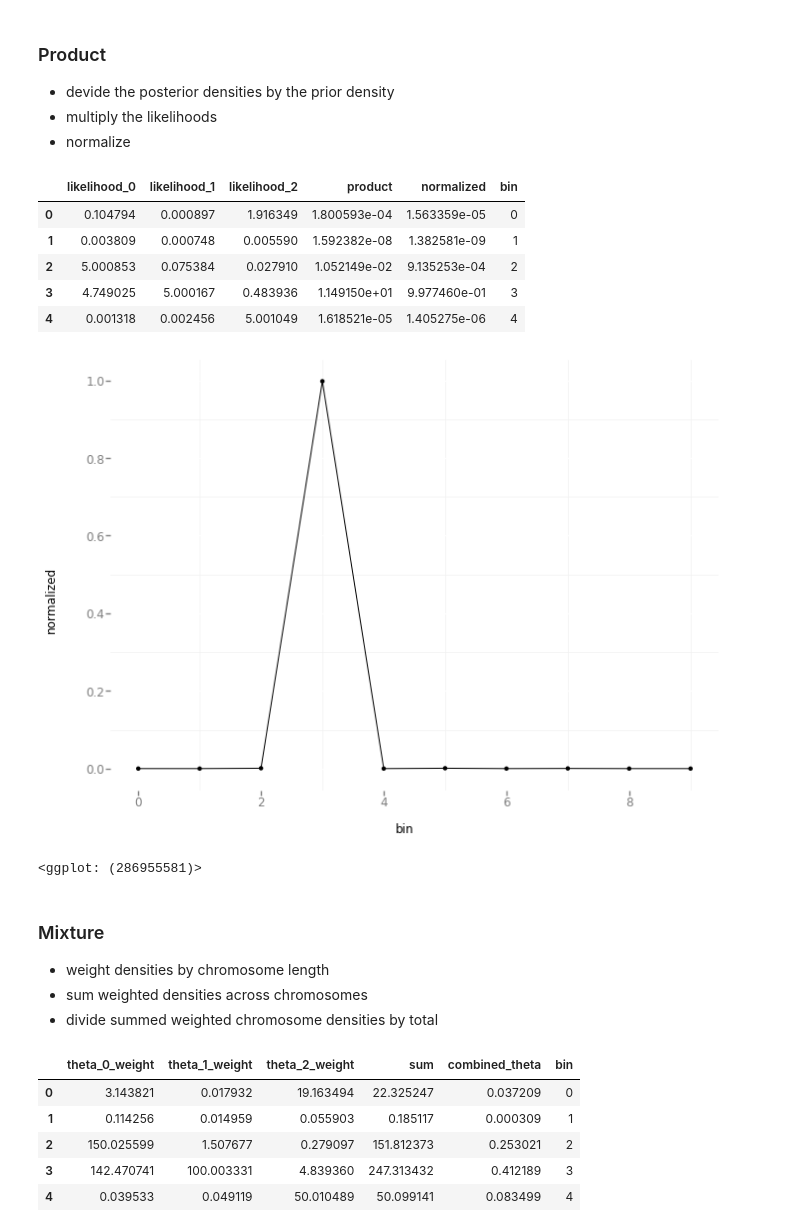
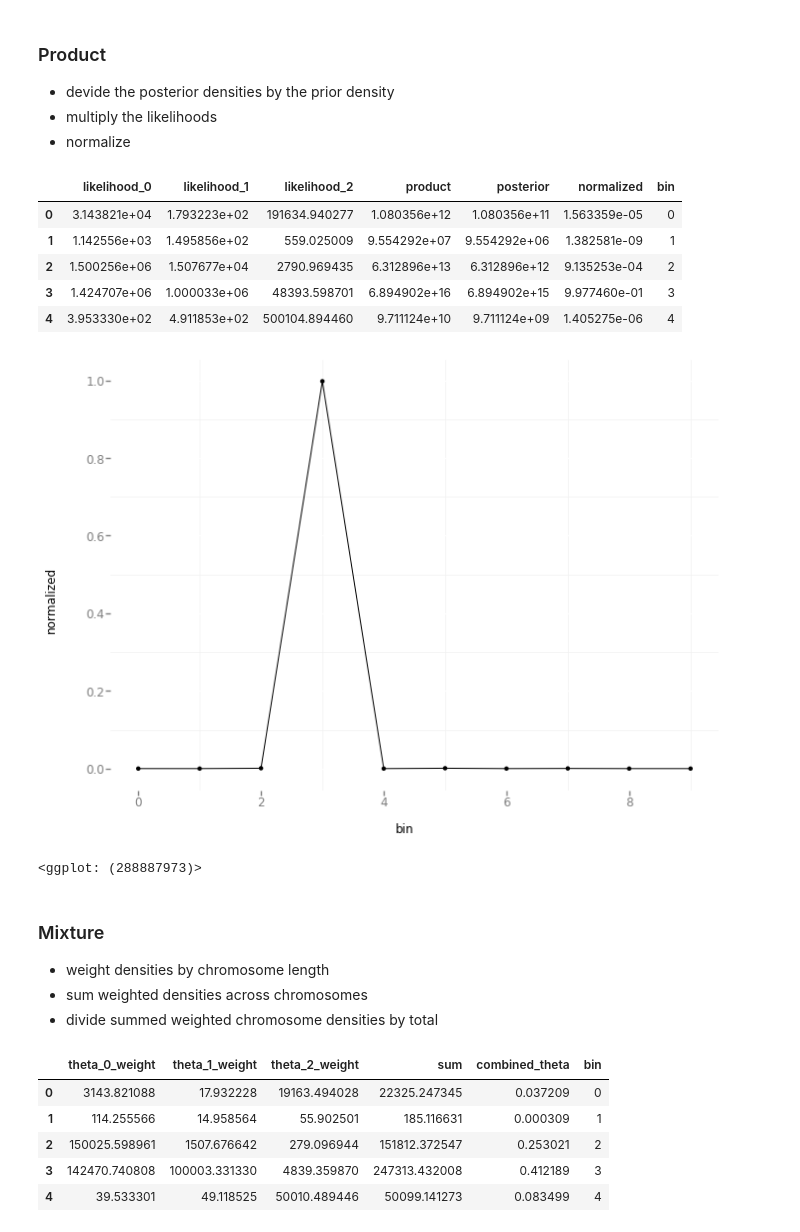
Before and after one commit to agladstein/random_plotting, a Jupyter notebook: combine_probabilites.ipynb, the cells around one changed output. Saved outputs shown, nothing was run; the diff lists cells and outputs as text; code cells hidden in the pictures.

Commit message:
add in priors

```diff
--- a/combine_probabilites.ipynb
+++ b/combine_probabilites.ipynb
@@ -88,26 +88,28 @@ for chrom in range(3):
 - multiply the likelihoods
 - normalize
 # %%
-lengths = [300, 200, 100]
+lengths = [300000, 200000, 100000]
 
 prior = 1/float(len(posterior_df.index))
 
 likelihood_df = pd.DataFrame()
 for chrom in range(3):
-    likelihood_df['likelihood_'+str(chrom)] = posterior_df['theta_'+str(chrom)] / prior
+    likelihood_df['likelihood_'+str(chrom)] = (posterior_df['theta_'+str(chrom)]* lengths[chrom]) / prior
 
 likelihood_df['product'] = likelihood_df.product(axis = 1)
-total = likelihood_df['product'].sum()
-likelihood_df['normalized'] = likelihood_df['product'] / total
+likelihood_df['posterior'] = likelihood_df['product'] * prior
+
+total = likelihood_df['posterior'].sum()
+likelihood_df['normalized'] = likelihood_df['posterior'] / total
 likelihood_df['bin'] = likelihood_df.index
 likelihood_df.head()
 # %% [output]
-|  | likelihood_0 | likelihood_1 | likelihood_2 | product | normalized | bin |
-| 0 | 0.104794 | 0.000897 | 1.916349 | 1.800593e-04 | 1.563359e-05 | 0 |
-| 1 | 0.003809 | 0.000748 | 0.005590 | 1.592382e-08 | 1.382581e-09 | 1 |
-| 2 | 5.000853 | 0.075384 | 0.027910 | 1.052149e-02 | 9.135253e-04 | 2 |
-| 3 | 4.749025 | 5.000167 | 0.483936 | 1.149150e+01 | 9.977460e-01 | 3 |
-| 4 | 0.001318 | 0.002456 | 5.001049 | 1.618521e-05 | 1.405275e-06 | 4 |
+|  | likelihood_0 | likelihood_1 | likelihood_2 | product | posterior | normalized | bin |
+| 0 | 3.143821e+04 | 1.793223e+02 | 191634.940277 | 1.080356e+12 | 1.080356e+11 | 1.563359e-05 | 0 |
+| 1 | 1.142556e+03 | 1.495856e+02 | 559.025009 | 9.554292e+07 | 9.554292e+06 | 1.382581e-09 | 1 |
+| 2 | 1.500256e+06 | 1.507677e+04 | 2790.969435 | 6.312896e+13 | 6.312896e+12 | 9.135253e-04 | 2 |
+| 3 | 1.424707e+06 | 1.000033e+06 | 48393.598701 | 6.894902e+16 | 6.894902e+15 | 9.977460e-01 | 3 |
+| 4 | 3.953330e+02 | 4.911853e+02 | 500104.894460 | 9.711124e+10 | 9.711124e+09 | 1.405275e-06 | 4 |
 # %%
 plot = ggplot(aes(x = 'bin', y = 'normalized'), data = likelihood_df) + \
     geom_point() + \
@@ -116,14 +118,14 @@ plot = ggplot(aes(x = 'bin', y = 'normalized'), data = likelihood_df) + \
 print(plot)
 # %% [output]
 [figure]
-<ggplot: (286955581)>
+<ggplot: (288887973)>
 # %% [markdown]
 ### Mixture
 - weight densities by chromosome length
 - sum weighted densities across chromosomes
 - divide summed weighted chromosome densities by total
 # %%
-lengths = [300, 200, 100]
+lengths = [300000, 200000, 100000]
 
 posterior_weight_df = pd.DataFrame()
 for chrom in range(3):
@@ -136,11 +138,11 @@ posterior_weight_df['bin'] = posterior_weight_df.index
 posterior_weight_df.head()
 # %% [output]
 |  | theta_0_weight | theta_1_weight | theta_2_weight | sum | combined_theta | bin |
-| 0 | 3.143821 | 0.017932 | 19.163494 | 22.325247 | 0.037209 | 0 |
-| 1 | 0.114256 | 0.014959 | 0.055903 | 0.185117 | 0.000309 | 1 |
-| 2 | 150.025599 | 1.507677 | 0.279097 | 151.812373 | 0.253021 | 2 |
-| 3 | 142.470741 | 100.003331 | 4.839360 | 247.313432 | 0.412189 | 3 |
-| 4 | 0.039533 | 0.049119 | 50.010489 | 50.099141 | 0.083499 | 4 |
+| 0 | 3143.821088 | 17.932228 | 19163.494028 | 22325.247345 | 0.037209 | 0 |
+| 1 | 114.255566 | 14.958564 | 55.902501 | 185.116631 | 0.000309 | 1 |
+| 2 | 150025.598961 | 1507.676642 | 279.096944 | 151812.372547 | 0.253021 | 2 |
+| 3 | 142470.740808 | 100003.331330 | 4839.359870 | 247313.432008 | 0.412189 | 3 |
+| 4 | 39.533301 | 49.118525 | 50010.489446 | 50099.141273 | 0.083499 | 4 |
 # %%
 plot = ggplot(aes(x = 'bin', y = 'combined_theta'), data = posterior_weight_df) + \
     geom_point() + \
```
Also changed, not shown: parts of 2 cells of this notebook.
